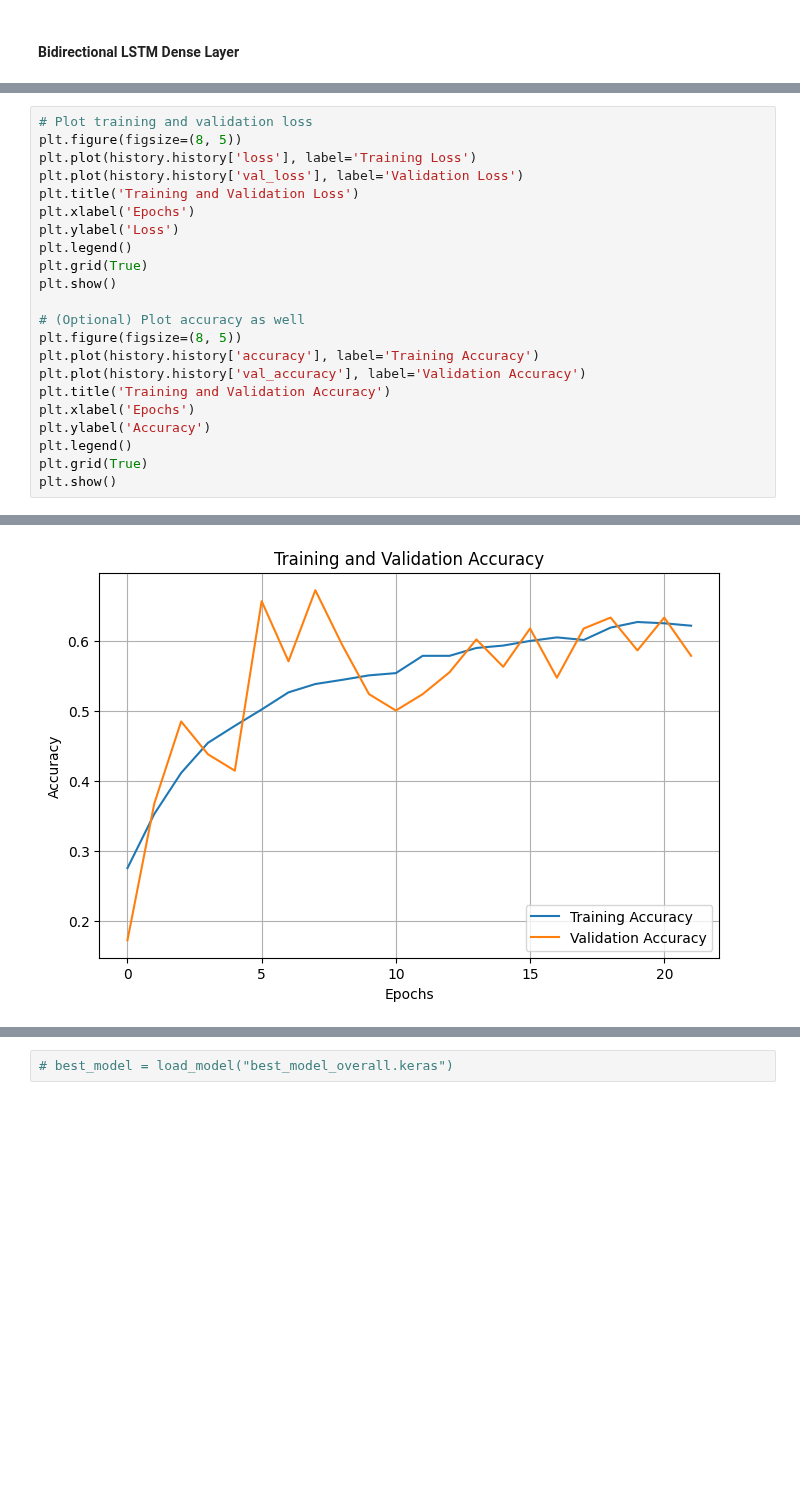
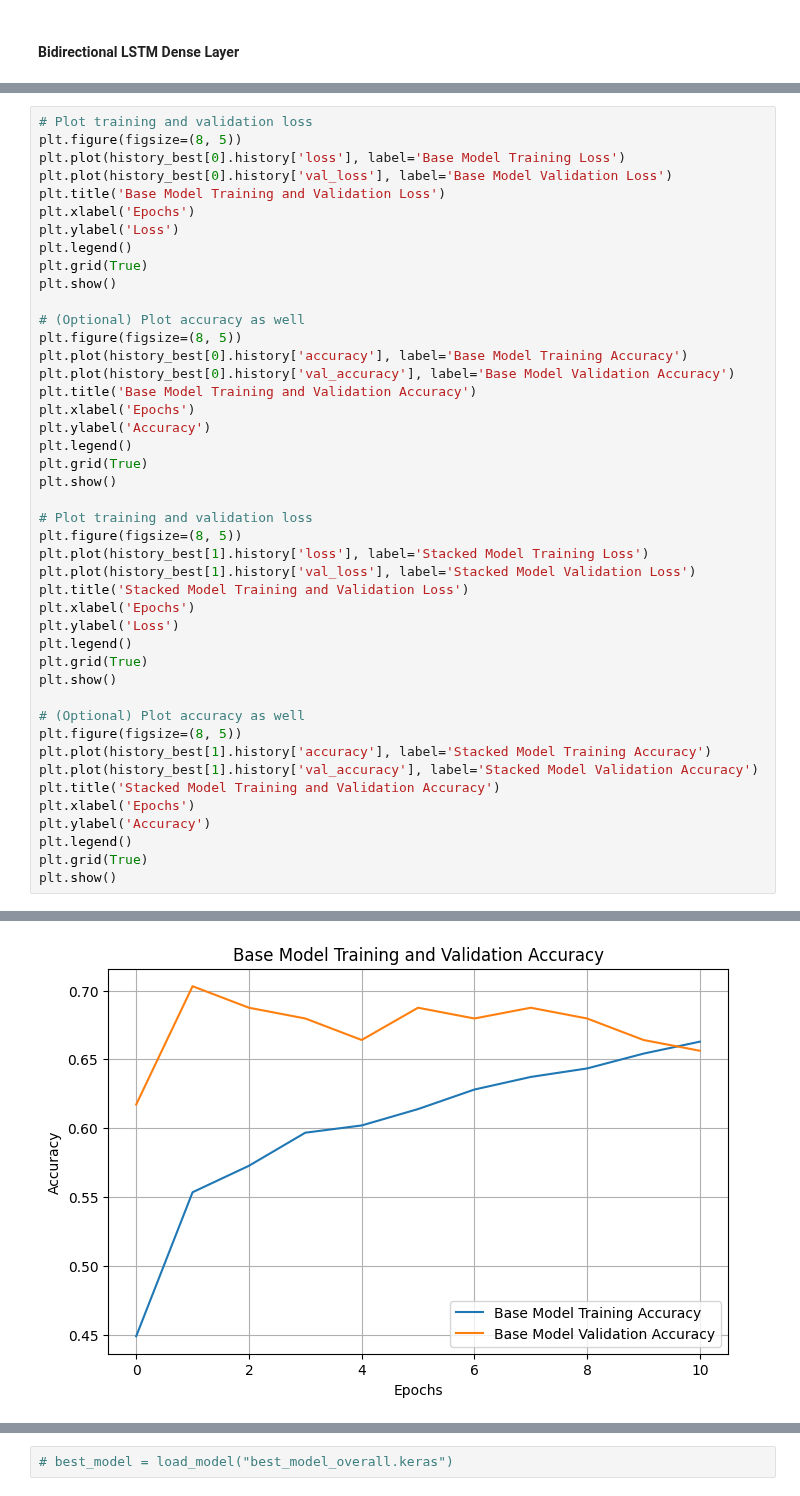
Before and after one commit to LuGorr/Sexist-Tweet-Detection, a Jupyter notebook: A1/Assignment_1.ipynb, the cells around one changed output, grey strips where cells are left out. Cells and saved outputs as stored; diff of their text form; blank space fills up the shorter version.

Commit message:
Added stacked model to training loop and plots

```diff
--- a/A1/Assignment_1.ipynb
+++ b/A1/Assignment_1.ipynb
@@ -1057,9 +1123,9 @@ Best model saved as 'best_baseline_model.keras'
 # %%
 # Plot training and validation loss
 plt.figure(figsize=(8, 5))
-plt.plot(history.history['loss'], label='Training Loss')
-plt.plot(history.history['val_loss'], label='Validation Loss')
-plt.title('Training and Validation Loss')
+plt.plot(history_best[0].history['loss'], label='Base Model Training Loss')
+plt.plot(history_best[0].history['val_loss'], label='Base Model Validation Loss')
+plt.title('Base Model Training and Validation Loss')
 plt.xlabel('Epochs')
 plt.ylabel('Loss')
 plt.legend()
@@ -1068,12 +1134,34 @@ plt.show()
 
 # (Optional) Plot accuracy as well
 plt.figure(figsize=(8, 5))
-plt.plot(history.history['accuracy'], label='Training Accuracy')
-plt.plot(history.history['val_accuracy'], label='Validation Accuracy')
-plt.title('Training and Validation Accuracy')
+plt.plot(history_best[0].history['accuracy'], label='Base Model Training Accuracy')
+plt.plot(history_best[0].history['val_accuracy'], label='Base Model Validation Accuracy')
+plt.title('Base Model Training and Validation Accuracy')
 plt.xlabel('Epochs')
 plt.ylabel('Accuracy')
 plt.legend()
 plt.grid(True)
 plt.show()
+
+# Plot training and validation loss
+plt.figure(figsize=(8, 5))
+plt.plot(history_best[1].history['loss'], label='Stacked Model Training Loss')
+plt.plot(history_best[1].history['val_loss'], label='Stacked Model Validation Loss')
+plt.title('Stacked Model Training and Validation Loss')
+plt.xlabel('Epochs')
+plt.ylabel('Loss')
+plt.legend()
+plt.grid(True)
+plt.show()
+
+# (Optional) Plot accuracy as well
+plt.figure(figsize=(8, 5))
+plt.plot(history_best[1].history['accuracy'], label='Stacked Model Training Accuracy')
+plt.plot(history_best[1].history['val_accuracy'], label='Stacked Model Validation Accuracy')
+plt.title('Stacked Model Training and Validation Accuracy')
+plt.xlabel('Epochs')
+plt.ylabel('Accuracy')
+plt.legend()
+plt.grid(True)
+plt.show()
 # %% [output]
@@ -1081 +1169 @@ plt.show()
-[figure, old version]
+[figure, new version]
```
Also changed, not shown: parts of 9 cells of this notebook.
